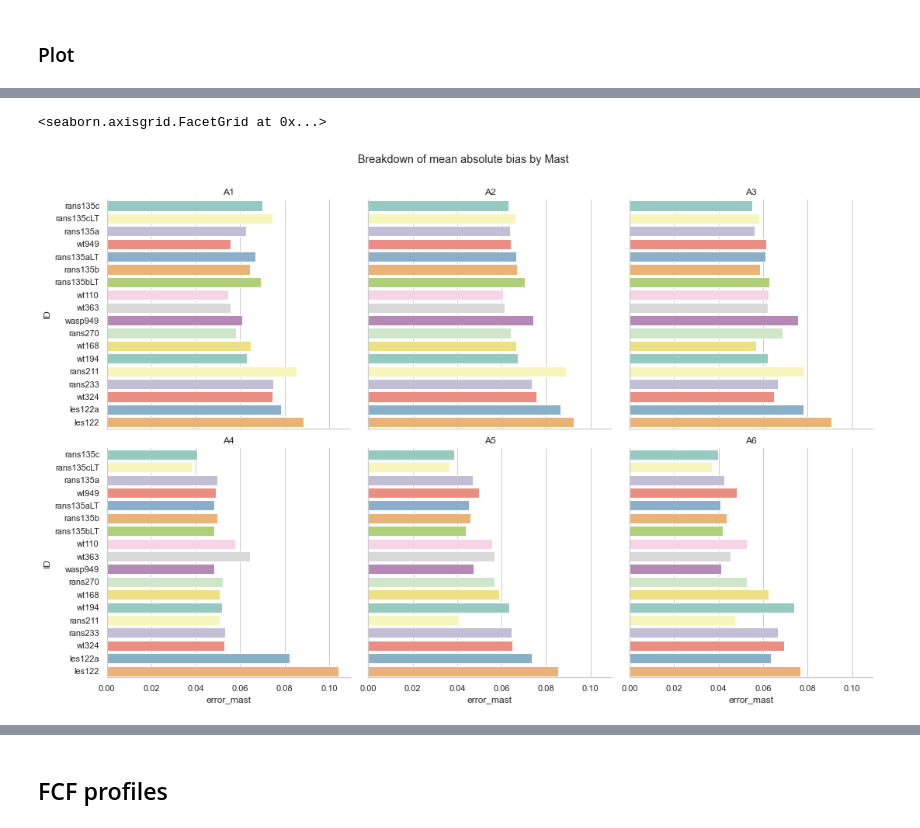
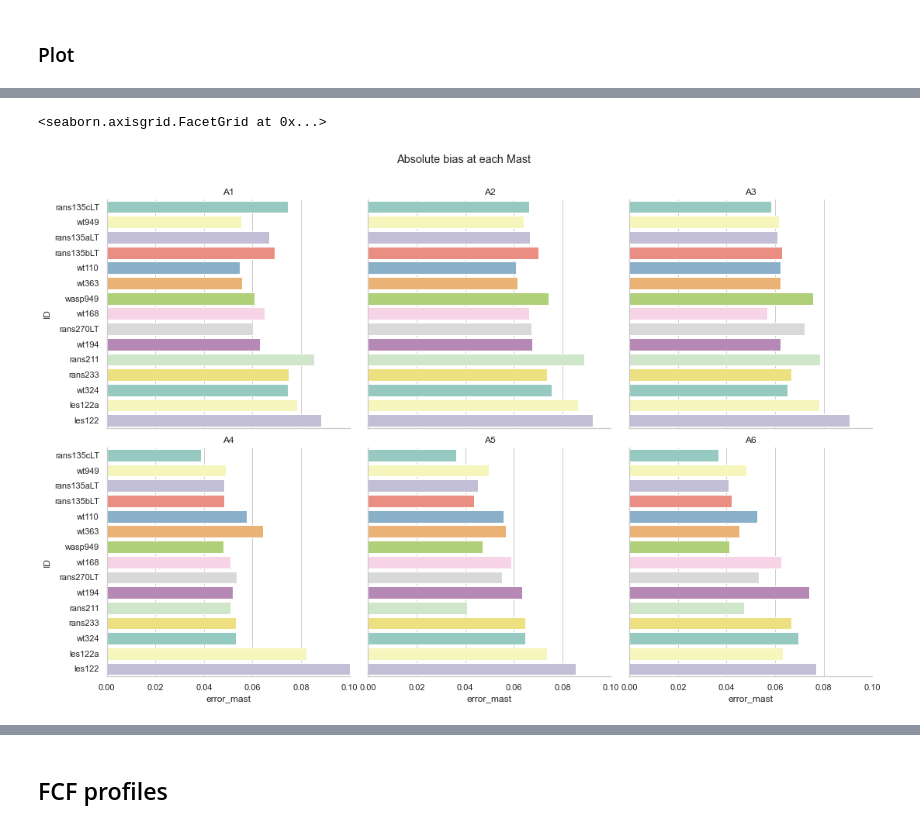
Before and after one commit to windbench/alaizNSC, a Jupyter notebook: nscResults.ipynb, the cells around one changed output, grey strips where cells are left out. Saved outputs shown, nothing was run; the diff lists cells and outputs as text; code cells hidden in the pictures.

```diff
--- a/nscResults.ipynb
+++ b/nscResults.ipynb
@@ -90,7 +90,7 @@ def readExcelToDf(simID):
 # %%
 # Read file with simulation descriptions
 sims = pd.read_csv('outputs/alaizNSC_sims.csv', na_filter=False)
-sims = sims[~sims.Remarks.isin(['test'])]
+sims = sims[sims.Remarks.isin(['Preliminary', 'Revised'])]
 
 n_sim = len(sims)
 display(sims)
@@ -213,7 +198,7 @@ southSectors = ['16', '17', '18', '19', '20']
 norsSectors = northSectors + southSectors
 nors = []
 for sec in ds_all.coords["Sector"]:
-    nors.append('North' if sec in northSectors else 'South' if sec in southSectors else '')
+    nors.append('North' if sec in northSectors else 'South' if sec in southSectors else 'Other')
 ds_all.coords["nors"] = ("Sector", nors)
 
 # standardize format after merge
@@ -223,9 +208,4 @@ ds_all["Sector"] = ds_all.Sector.astype(str)
 
 ds_all['samples'] = ds_all.sel(ID='obs')['samples']
 
-#ds_all["samples"].loc[dict(mast='MP5_SC1')] = ds_all["samples"].loc[dict(mast='MP5')]
-#ds_all["samples"].loc[dict(mast='MP5_SC2')] = ds_all["samples"].loc[dict(mast='MP5')]
-#ds_all["flow_correction_factor"].loc[dict(mast='MP5_SC1')] = ds_all["flow_correction_factor"].loc[dict(mast='MP5')]
-#ds_all["flow_correction_factor"].loc[dict(mast='MP5_SC2')] = ds_all["flow_correction_factor"].loc[dict(mast='MP5')]
-
-ds_all.sel(ID='obs')['samples'].to_dataframe().reset_index().groupby(['nors', 'Stability']).samples.sum()
+#ds_all["turbulence_intensity"].loc[dict(ID='obs')] /= ds_all["turbulence_intensity"].loc[dict(ID='obs', mast='MP5', z=118)]
@@ -244,13 +227,13 @@ Name: samples, dtype: float64
 # %% [markdown]
 ## Sector-wise averaged
 # %%
-'''
+#'''
 # Calculate the weights by grouping by North/South.
 weights = ds_all.samples.groupby('nors') /  ds_all.samples.groupby('nors').sum(dim='Sector')
 
 # Test that the sum of the weights for each North/South is 0.0
-np.testing.assert_allclose(weights.groupby('nors').sum(dim='Sector').values, np.ones((9,3,3)))
+np.testing.assert_allclose(weights.groupby('nors').sum(dim='Sector').values, np.ones((7,3,3)))
 
 # Calculate the weighted average
-ds_all['fcfns'] = (ds_all.flow_correction_factor * weights).groupby('nors').sum(dim='Sector')
-'''
+ds_weighted = (ds_all * weights).groupby('nors').sum(dim='Sector')
+#'''
@@ -296,29 +279,33 @@ Name: mast, dtype: int64
 # verification
 gp = df_error.groupby(['ID', 'Stability', 'Sector', 'mast'])
 df_error['errbis'] = df_error.error * df_error.samples / gp.samples.transform('sum')
-df_error['errbis'] = gp.errbis.transform('sum')
+df_error['errbis'] = gp['errbis'].transform('sum')
 print((df_error.errbis - df_error.error).sum()<1e-5)
 
 # weighted mean error
 gp = df_error.groupby(['ID'])
 df_error['error_ID'] = df_error.error * df_error.samples / gp.samples.transform('sum')
-df_error['error_ID'] = gp.error_ID.transform('sum')
+df_error['error_ID'] = gp['error_ID'].transform('sum')
 
 gp = df_error.groupby(['ID'])
 df_error['bias_ID'] = df_error.bias * df_error.samples / gp.samples.transform('sum')
-df_error['bias_ID'] = gp.bias_ID.transform('sum')
+df_error['bias_ID'] = gp['bias_ID'].transform('sum')
+
+gp = df_error.groupby(['ID', 'mast'])
+df_error['bias_mast'] = df_error.bias * df_error.samples / gp.samples.transform('sum')
+df_error['bias_mast'] = gp['bias_mast'].transform('sum')
 
 gp = df_error.groupby(['ID', 'mast'])
 df_error['error_mast'] = df_error.error * df_error.samples / gp.samples.transform('sum')
-df_error['error_mast'] = gp.error_mast.transform('sum')
+df_error['error_mast'] = gp['error_mast'].transform('sum')
 
-gp = df_error.groupby(['ID', 'Stability', 'nors'])
+gp = df_error.groupby(['ID', 'Stability', 'nors', 'mast'])
 df_error['error_ns_wt'] = df_error.error * df_error.samples / gp.samples.transform('sum')
-df_error['error_ns_wt'] = gp.error_ns_wt.transform('sum')
+df_error['error_ns_wt'] = gp['error_ns_wt'].transform('sum')
 
-gp = df_error.groupby(['ID', 'Stability', 'nors'])
+gp = df_error.groupby(['ID', 'Stability', 'nors', 'mast'])
 df_error['bias_ns_wt'] = df_error.bias * df_error.samples / gp.samples.transform('sum')
-df_error['bias_ns_wt'] = gp.bias_ns_wt.transform('sum')
+df_error['bias_ns_wt'] = gp['bias_ns_wt'].transform('sum')
 # %% [output]
 True
 # %% [markdown]
@@ -358,11 +342,12 @@ saved_sort_order = dict((v,k) for k,v in df_plot.ID.to_dict().items())
 # %%
 df_plot = df_error.groupby(['ID', 'mast']).mean().reset_index()
 df_plot.sort_values(by=['mast', 'ID'], key=lambda x: x.map(saved_sort_order), inplace=True)
 
-g = sns.catplot(x="error_mast", y="ID", col='mast', col_wrap=3, kind="bar", data=df_plot, palette='Set3')
-g.fig.suptitle("Breakdown of mean absolute bias by Mast")
+g = sns.catplot(x="error_mast", y="ID", col='mast', col_wrap=3, kind="bar", data=df_plot, palette='Set3') #color="#1f77b4")
+g.fig.suptitle("Absolute bias at each Mast")
 g.fig.subplots_adjust(top=.9)
 g.set_titles('{col_name}')
+g.set(xlim=(0,0.1))
 # %% [output]
 <seaborn.axisgrid.FacetGrid at 0x...>
-[figure, old version]
+[figure, new version]
```
Also changed, not shown: parts of 24 cells of this notebook.
